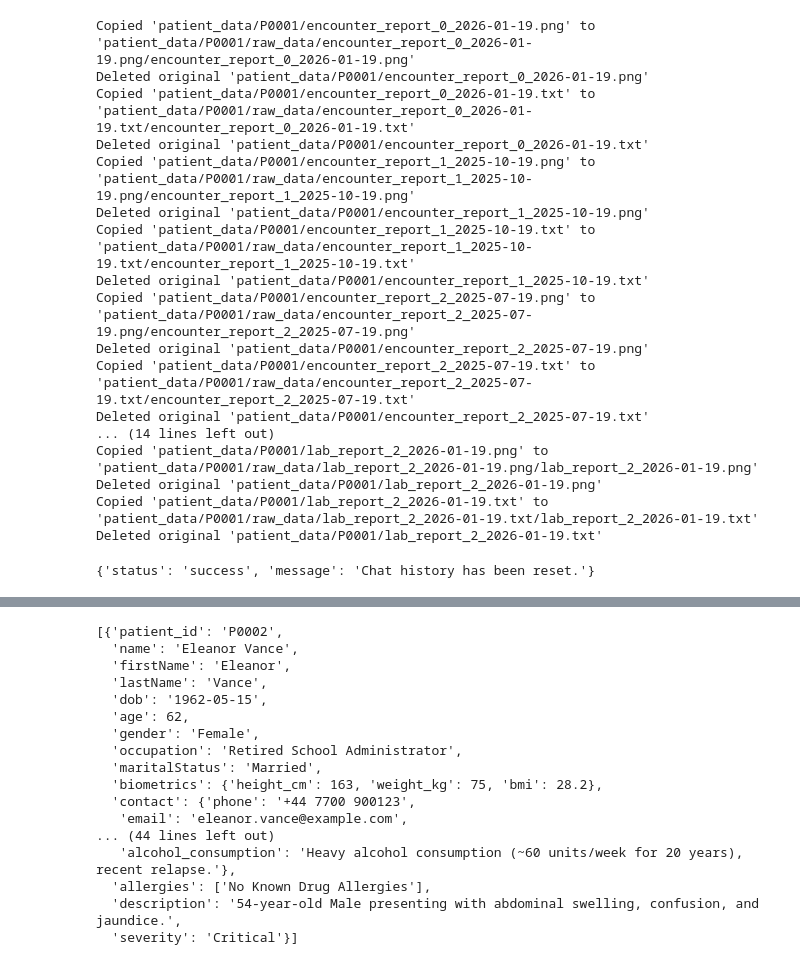
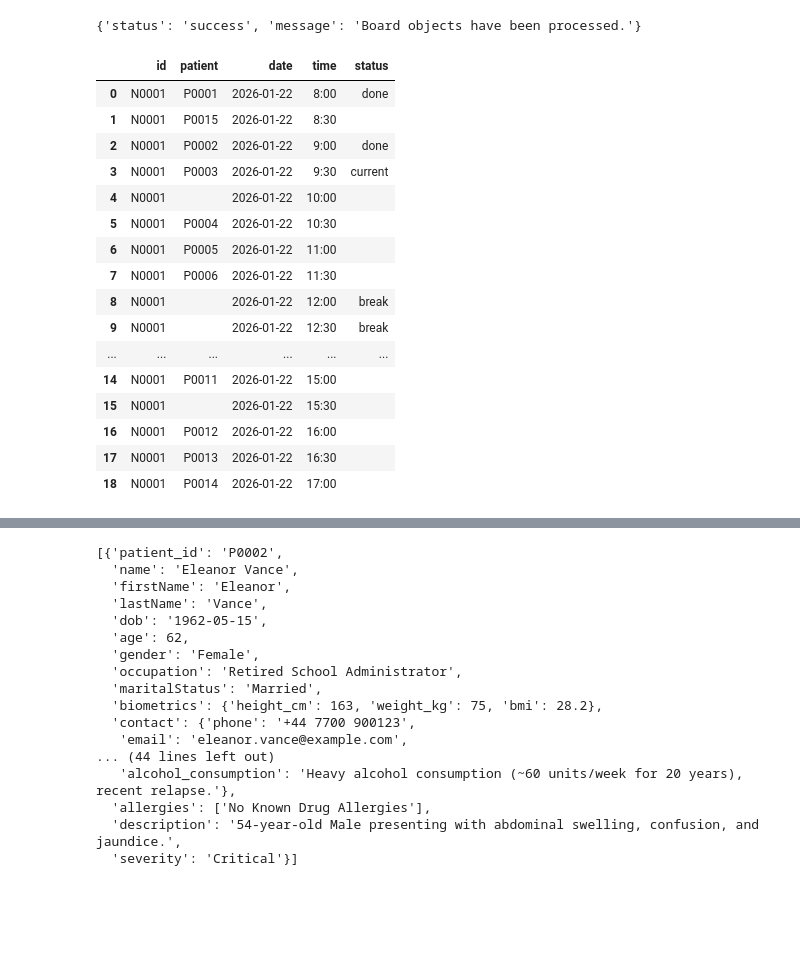
Before and after one commit to nizarf-cfai/clinic-sim-pipeline, a Jupyter notebook: note.ipynb, the cells around one changed output, grey strips where cells are left out. Saved outputs shown, nothing was run; the diff lists cells and outputs as text; code cells hidden in the pictures; blank space fills up the shorter version.

```diff
--- a/note.ipynb
+++ b/note.ipynb
@@ -10,0 +55,3 @@ gcs = bucket_ops.GCSBucketManager(bucket_name="clinic_sim")
+# %%
+with open("output/history_data.json", "r", encoding="utf-8") as f:
+    data_history = json.load(f)
@@ -11,6 +67,10 @@ gcs = bucket_ops.GCSBucketManager(bucket_name="clinic_sim")
 # %%
-pre_consult_chat_path = f"patient_data/P0001/parsed_raw_data.json"
+pre_consult_chat_path = f"patient_data/P0001/pre_consultation_chat.json"
 content_str = gcs.read_file_as_string(pre_consult_chat_path)
 history_data = json.loads(content_str)
+
+
+# with open("output/history_data.json", "w", encoding="utf-8") as f:
+#     json.dump(history_data, f, indent=4)
 history_data
 # %% [output]
@@ -29,29 +94,5 @@ history_data
 # %%
 files = gcs.list_files(folder_path="patient_data/P0001/")
-# %%
-target_path = "patient_data/P0001/raw_data/"
-for f in files:
-    if "report" in f:
-        file_path = f"patient_data/P0001/{f}"
-        gcs.move_file(file_path, target_path + f)
-# %% [output]
-Copied 'patient_data/P0001/encounter_report_0_2026-01-19.png' to 'patient_data/P0001/raw_data/encounter_report_0_2026-01-19.png/encounter_report_0_2026-01-19.png'
-Deleted original 'patient_data/P0001/encounter_report_0_2026-01-19.png'
-Copied 'patient_data/P0001/encounter_report_0_2026-01-19.txt' to 'patient_data/P0001/raw_data/encounter_report_0_2026-01-19.txt/encounter_report_0_2026-01-19.txt'
-Deleted original 'patient_data/P0001/encounter_report_0_2026-01-19.txt'
-Copied 'patient_data/P0001/encounter_report_1_2025-10-19.png' to 'patient_data/P0001/raw_data/encounter_report_1_2025-10-19.png/encounter_report_1_2025-10-19.png'
-Deleted original 'patient_data/P0001/encounter_report_1_2025-10-19.png'
-Copied 'patient_data/P0001/encounter_report_1_2025-10-19.txt' to 'patient_data/P0001/raw_data/encounter_report_1_2025-10-19.txt/encounter_report_1_2025-10-19.txt'
-Deleted original 'patient_data/P0001/encounter_report_1_2025-10-19.txt'
-Copied 'patient_data/P0001/encounter_report_2_2025-07-19.png' to 'patient_data/P0001/raw_data/encounter_report_2_2025-07-19.png/encounter_report_2_2025-07-19.png'
-Deleted original 'patient_data/P0001/encounter_report_2_2025-07-19.png'
-Copied 'patient_data/P0001/encounter_report_2_2025-07-19.txt' to 'patient_data/P0001/raw_data/encounter_report_2_2025-07-19.txt/encounter_report_2_2025-07-19.txt'
-Deleted original 'patient_data/P0001/encounter_report_2_2025-07-19.txt'
-... (14 lines left out)
-Copied 'patient_data/P0001/lab_report_2_2026-01-19.png' to 'patient_data/P0001/raw_data/lab_report_2_2026-01-19.png/lab_report_2_2026-01-19.png'
-Deleted original 'patient_data/P0001/lab_report_2_2026-01-19.png'
-Copied 'patient_data/P0001/lab_report_2_2026-01-19.txt' to 'patient_data/P0001/raw_data/lab_report_2_2026-01-19.txt/lab_report_2_2026-01-19.txt'
-Deleted original 'patient_data/P0001/lab_report_2_2026-01-19.txt'
 # %%
 import requests
 
@@ -66,15 +107,15 @@ file_list = gcs.list_files("patient_data/P0001/board_items/")
 
 board_objects = []
 
-results = []
+# results = []
 for file in file_list:
     file_path = f"patient_data/P0001/board_items/{file}"
     raw_data = gcs.read_file_as_string(file_path)
     raw_objects = json.loads(raw_data)
-    results.append({
-        "file" : file,
-        "data": raw_objects
-    })
+    # results.append({
+    #     "file" : file,
+    #     "data": raw_objects
+    # })
 
     if "referral.json" in file:
         rec = {
@@ -160,9 +201,39 @@ import requests
 
 BASE_URL = "http://localhost:8000"
 
-endpoint = f"{BASE_URL}/process/P0001/board"
+endpoint = f"{BASE_URL}/process/P0001/board-update"
 
 response = requests.get(endpoint)
 response.json()
 # %% [output]
-{'status': 'success', 'message': 'Chat history has been reset.'}
+{'status': 'success', 'message': 'Board objects have been processed.'}
+# %%
+import requests
+
+BASE_URL = "http://localhost:8000"
+# BASE_URL = "https://clinic-sim-pipeline-481780815788.europe-west1.run.app"
+
+endpoint = f"{BASE_URL}/schedule/N0001"
+
+response = requests.get(endpoint)
+data = response.json()
+df = pd.DataFrame(data)
+df
+# %% [output]
+|  | id | patient | date | time | status |
+| 0 | N0001 | P0001 | 2026-01-22 | 8:00 | done |
+| 1 | N0001 | P0015 | 2026-01-22 | 8:30 |  |
+| 2 | N0001 | P0002 | 2026-01-22 | 9:00 | done |
+| 3 | N0001 | P0003 | 2026-01-22 | 9:30 | current |
+| 4 | N0001 |  | 2026-01-22 | 10:00 |  |
+| 5 | N0001 | P0004 | 2026-01-22 | 10:30 |  |
+| 6 | N0001 | P0005 | 2026-01-22 | 11:00 |  |
+| 7 | N0001 | P0006 | 2026-01-22 | 11:30 |  |
+| 8 | N0001 |  | 2026-01-22 | 12:00 | break |
+| 9 | N0001 |  | 2026-01-22 | 12:30 | break |
+| ... | ... | ... | ... | ... | ... |
+| 14 | N0001 | P0011 | 2026-01-22 | 15:00 |  |
+| 15 | N0001 |  | 2026-01-22 | 15:30 |  |
+| 16 | N0001 | P0012 | 2026-01-22 | 16:00 |  |
+| 17 | N0001 | P0013 | 2026-01-22 | 16:30 |  |
+| 18 | N0001 | P0014 | 2026-01-22 | 17:00 |  |
```
Also changed, not shown: parts of 12 cells of this notebook, 3 other files.
